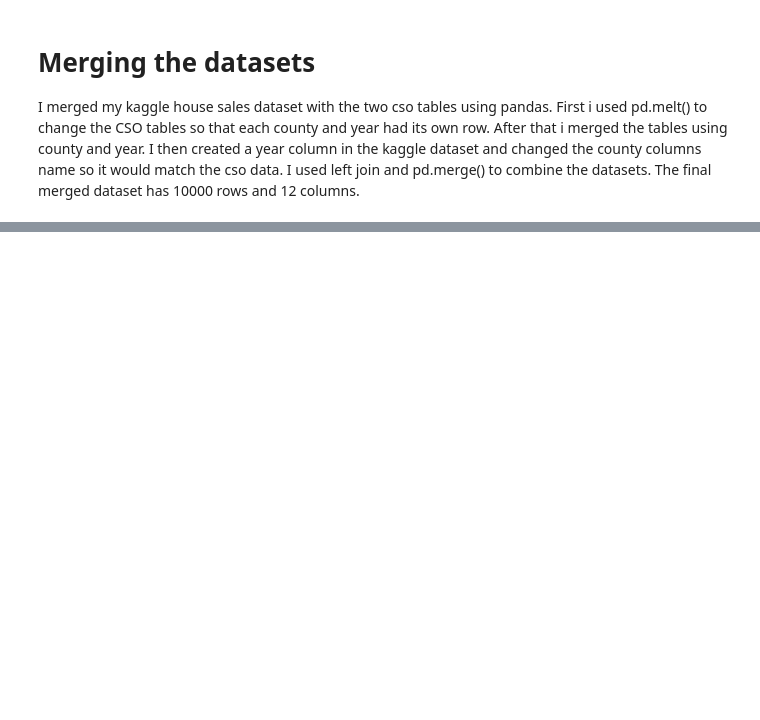
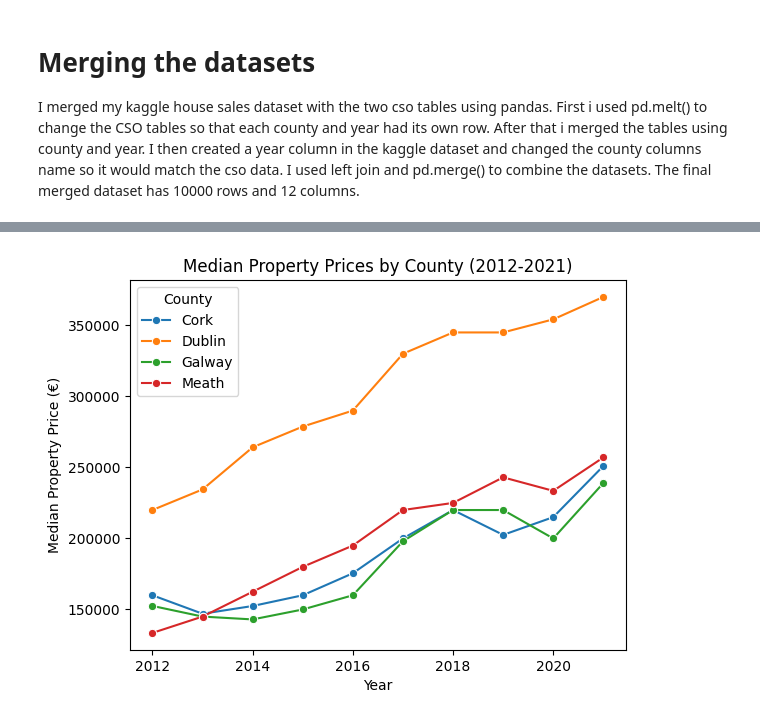
Before and after one commit to charlieswan7/Data-Acquisition-Project, a Jupyter notebook: Data_Acquisition_Project.ipynb, the cells around one changed output, grey strips where cells are left out. Cells and saved outputs as stored; diff of their text form; code cells hidden in the pictures; blank space fills up the shorter version.

```diff
--- a/Data_Acquisition_Project.ipynb
+++ b/Data_Acquisition_Project.ipynb
@@ -600,0 +775,3 @@ I merged my kaggle house sales dataset with the two cso tables using pandas. Fir
+# %%
+df_prices = df_clean.groupby(["County", "Year"])["price_eur"].median().reset_index()
+df_prices.head(10)
@@ -600,0 +830,13 @@ I merged my kaggle house sales dataset with the two cso tables using pandas. Fir
+# %%
+selected_counties = ["Dublin", "Cork", "Meath", "Galway"]
+
+df_selected = df_prices[df_prices["County"].isin(selected_counties)]
+
+sns.lineplot(data=df_selected, x="Year", y="price_eur", hue="County", marker="o")
+
+plt.title("Median Property Prices by County (2012-2021)")
+plt.xlabel("Year")
+plt.ylabel("Median Property Price (€)")
+plt.show()
+# %% [output]
+[figure, added]
```
Also changed, not shown: parts of 39 cells of this notebook.
